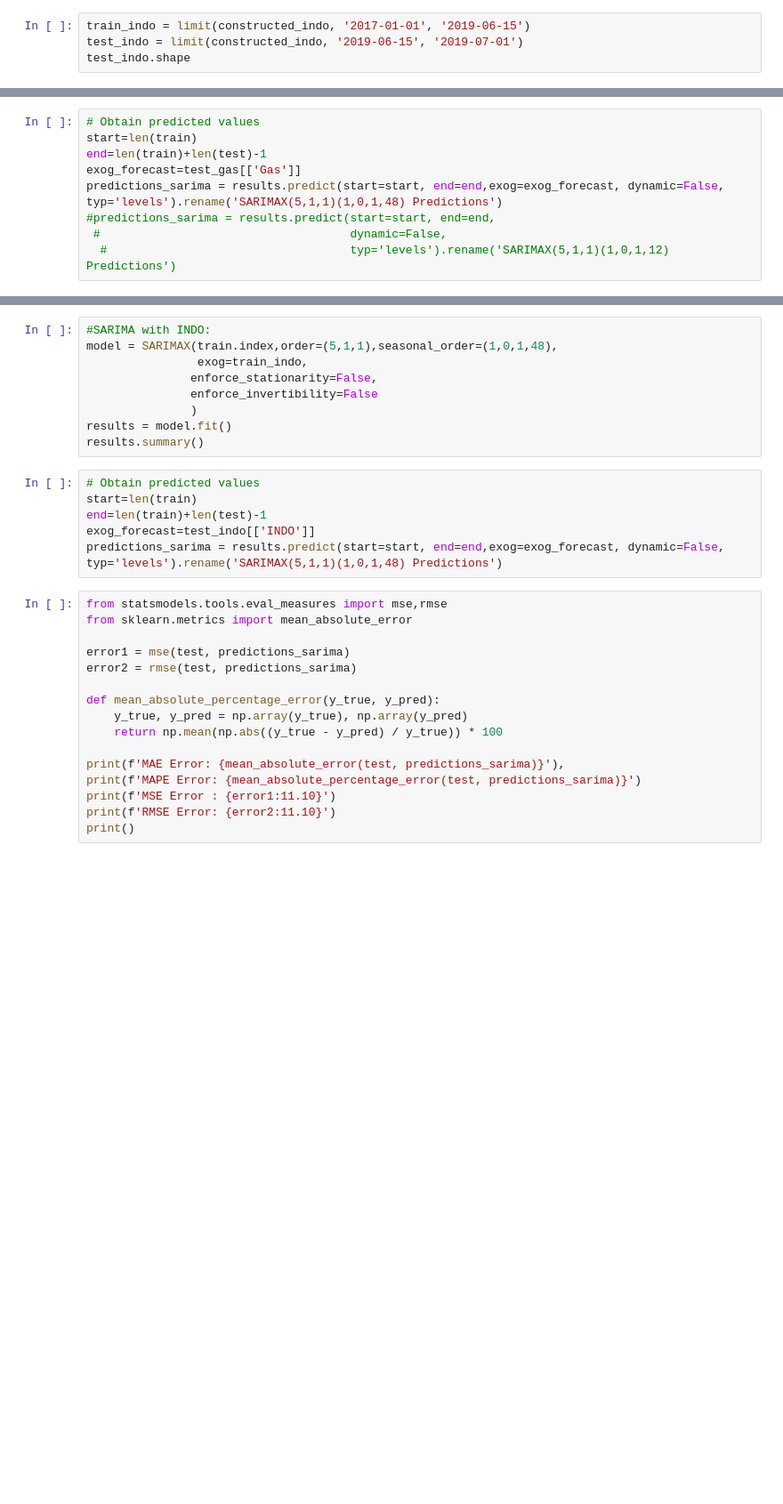
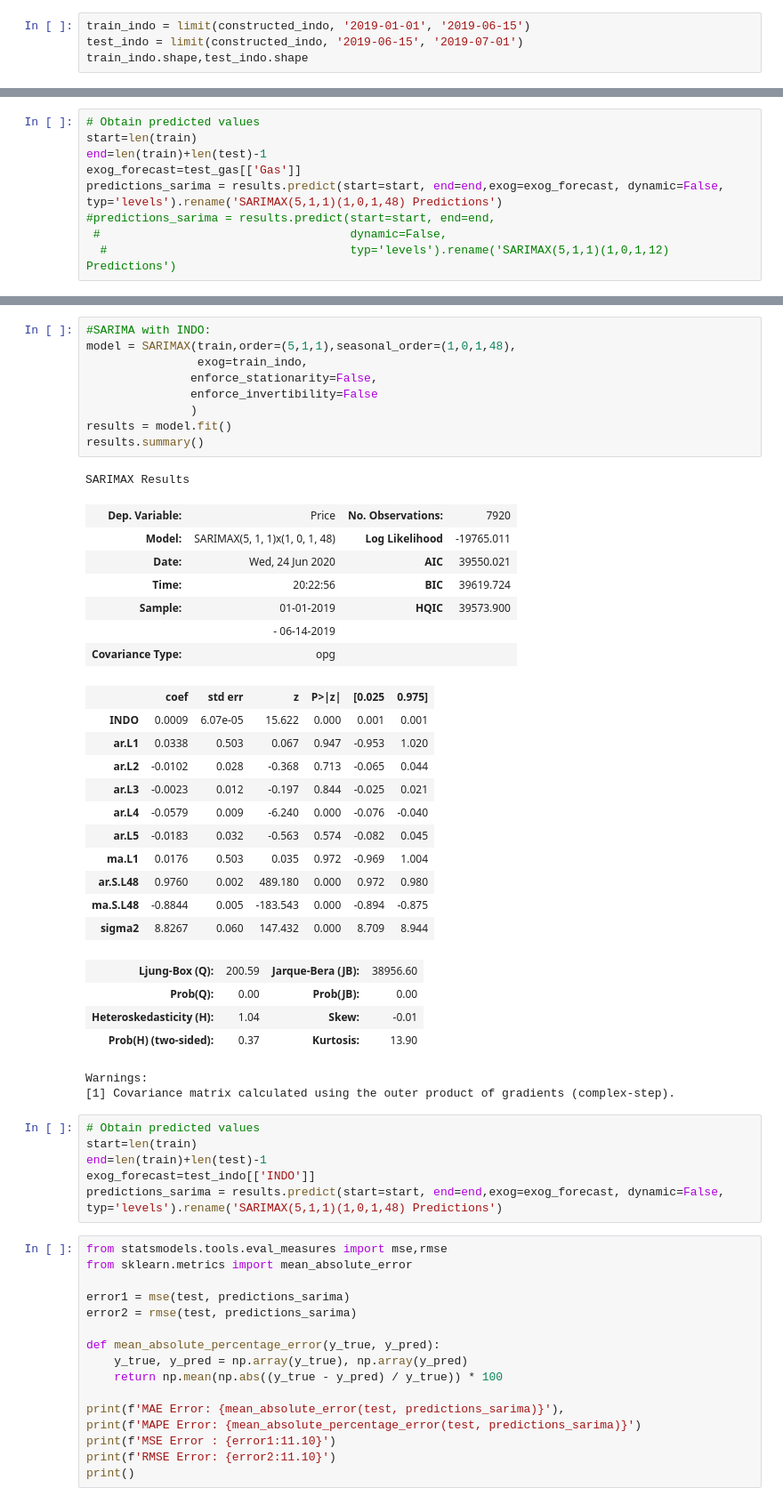
Before and after one commit to vjosapreniqi/UK-electricity-price-prediction, a Jupyter notebook: Notebooks/ARIMA Models.ipynb, the cells around one changed output, grey strips where cells are left out. Shown at 89% size. Cells and saved outputs as stored; diff of their text form; blank space fills up the shorter version.

```diff
--- a/Notebooks/ARIMA Models.ipynb
+++ b/Notebooks/ARIMA Models.ipynb
@@ -77,4 +121,4 @@ test_gas.shape
 # %%
-train_indo = limit(constructed_indo, '2017-01-01', '2019-06-15')
+train_indo = limit(constructed_indo, '2019-01-01', '2019-06-15')
 test_indo = limit(constructed_indo, '2019-06-15', '2019-07-01')
-test_indo.shape
+train_indo.shape,test_indo.shape
@@ -304,12 +500,38 @@ ax.set(xlabel=xlabel, ylabel=ylabel);
 # %%
 #SARIMA with INDO:
-model = SARIMAX(train.index,order=(5,1,1),seasonal_order=(1,0,1,48),
+model = SARIMAX(train,order=(5,1,1),seasonal_order=(1,0,1,48),
                 exog=train_indo,
                enforce_stationarity=False,
                enforce_invertibility=False
                )
 results = model.fit()
 results.summary()
+# %% [output]
+SARIMAX Results
+| Dep. Variable: | Price | No. Observations: | 7920 |
+| Model: | SARIMAX(5, 1, 1)x(1, 0, 1, 48) | Log Likelihood | -19765.011 |
+| Date: | Wed, 24 Jun 2020 | AIC | 39550.021 |
+| Time: | 20:22:56 | BIC | 39619.724 |
+| Sample: | 01-01-2019 | HQIC | 39573.900 |
+|  | - 06-14-2019 |  |  |
+| Covariance Type: | opg |  |  |
+|  | coef | std err | z | P>|z| | [0.025 | 0.975] |
+| INDO | 0.0009 | 6.07e-05 | 15.622 | 0.000 | 0.001 | 0.001 |
+| ar.L1 | 0.0338 | 0.503 | 0.067 | 0.947 | -0.953 | 1.020 |
+| ar.L2 | -0.0102 | 0.028 | -0.368 | 0.713 | -0.065 | 0.044 |
+| ar.L3 | -0.0023 | 0.012 | -0.197 | 0.844 | -0.025 | 0.021 |
+| ar.L4 | -0.0579 | 0.009 | -6.240 | 0.000 | -0.076 | -0.040 |
+| ar.L5 | -0.0183 | 0.032 | -0.563 | 0.574 | -0.082 | 0.045 |
+| ma.L1 | 0.0176 | 0.503 | 0.035 | 0.972 | -0.969 | 1.004 |
+| ar.S.L48 | 0.9760 | 0.002 | 489.180 | 0.000 | 0.972 | 0.980 |
+| ma.S.L48 | -0.8844 | 0.005 | -183.543 | 0.000 | -0.894 | -0.875 |
+| sigma2 | 8.8267 | 0.060 | 147.432 | 0.000 | 8.709 | 8.944 |
+| Ljung-Box (Q): | 200.59 | Jarque-Bera (JB): | 38956.60 |
+| Prob(Q): | 0.00 | Prob(JB): | 0.00 |
+| Heteroskedasticity (H): | 1.04 | Skew: | -0.01 |
+| Prob(H) (two-sided): | 0.37 | Kurtosis: | 13.90 |
+Warnings:
+[1] Covariance matrix calculated using the outer product of gradients (complex-step).
 # %%
 # Obtain predicted values
 start=len(train)
```
Also changed, not shown: parts of 37 cells of this notebook.
